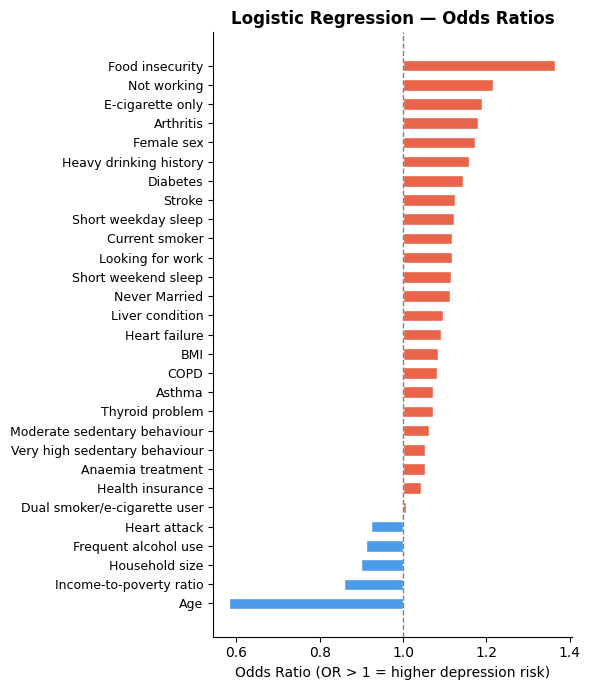
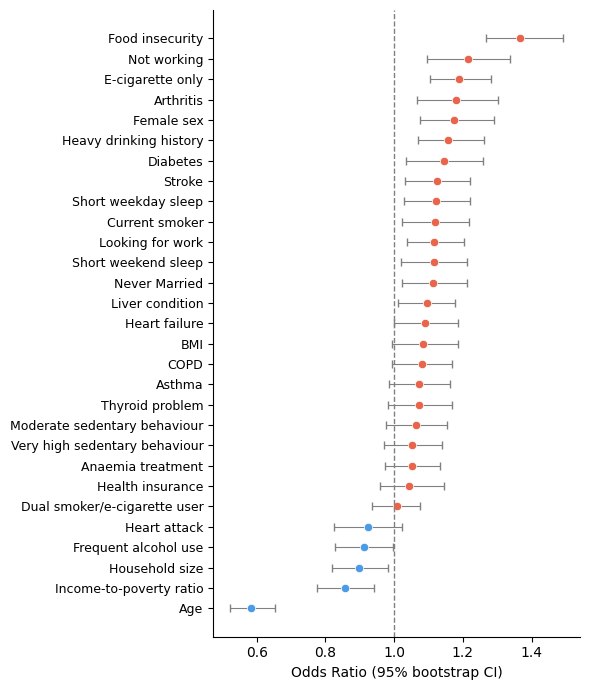
Code edit (unified diff) that turned the first committed figure into the second:
--- before
+++ after
@@ -1,24 +1,56 @@
-# Logistic Regression odds ratios
+#  Logistic Regression odds ratios with bootstrap CIs
+
+# Bootstrap CIs for odds ratios
+n_boot = 1000
+rng    = np.random.RandomState(42)
+X_arr  = X_train_sc.values
+y_arr  = y_train.values
+boot_coefs = []
+
+for _ in range(n_boot):
+    idx = rng.choice(len(y_arr), len(y_arr), replace=True)
+    m   = LogisticRegression(C=best_lr.C, class_weight="balanced",
+                              max_iter=5000, random_state=42)
+    m.fit(X_arr[idx], y_arr[idx])
+    boot_coefs.append(np.exp(m.coef_[0]))
+
+boot_coefs = np.array(boot_coefs)
+or_lower   = np.percentile(boot_coefs, 2.5,  axis=0)
+or_upper   = np.percentile(boot_coefs, 97.5, axis=0)
+
+# Build dataframe and sort BEFORE computing xerr
 or_df = pd.DataFrame({
-    "Feature": selected_features,
-    "OR":      np.exp(best_lr.coef_[0]) # exponentiate coefficients to get ORs
-}).sort_values("OR", ascending=True)
+    "Feature":  selected_features,
+    "OR":       np.exp(best_lr.coef_[0]),
+    "OR_lower": or_lower,
+    "OR_upper": or_upper,
+}).sort_values("OR", ascending=True).reset_index(drop=True)
 
-or_df["Label"] = or_df["Feature"].map(label_map).fillna(or_df["Feature"]) # readable labels
+or_df["Label"]      = or_df["Feature"].map(label_map).fillna(or_df["Feature"])
+or_df["xerr_left"]  = or_df["OR"] - or_df["OR_lower"]
+or_df["xerr_right"] = or_df["OR_upper"] - or_df["OR"]
 
-
+# Plot
 fig, ax = plt.subplots(figsize=(6, 7))
 y_pos   = np.arange(len(or_df))
-colours = ["#E8654C" if o > 1 else "#4C9BE8" for o in or_df["OR"]] # red = risk, blue = protective
+colours = ["#E8654C" if o > 1 else "#4C9BE8" for o in or_df["OR"]]
 
-# Bars extend from OR=1 (no effect) rather than from 0
-ax.barh(y_pos, or_df["OR"] - 1, left=1, color=colours, edgecolor="white", height=0.6)
+# Error bars first
+ax.errorbar(or_df["OR"], y_pos,
+            xerr=[or_df["xerr_left"], or_df["xerr_right"]],
+            fmt="none", color="grey", capsize=3, linewidth=0.8)
+
+# Coloured dots on top
+for i, (or_val, col) in enumerate(zip(or_df["OR"], colours)):
+    ax.plot(or_val, i, "o", color=col, markersize=6,
+            markeredgecolor="white", markeredgewidth=0.5)
+
+ax.axvline(1, color="grey", linestyle="--", linewidth=1)
 ax.set_yticks(y_pos)
 ax.set_yticklabels(or_df["Label"], fontsize=9)
-ax.axvline(1, color="grey", linestyle="--", linewidth=1)
-ax.set_xlabel("Odds Ratio (OR > 1 = higher depression risk)") # reference line at OR=1
-ax.set_title("Logistic Regression — Odds Ratios", fontweight="bold")
+ax.set_xlabel("Odds Ratio (95% bootstrap CI)")
 sns.despine()
 plt.tight_layout()
 plt.savefig("fig_lr_odds_ratios.png", dpi=150, bbox_inches="tight")
 plt.show()
+

Commit: Add files via upload